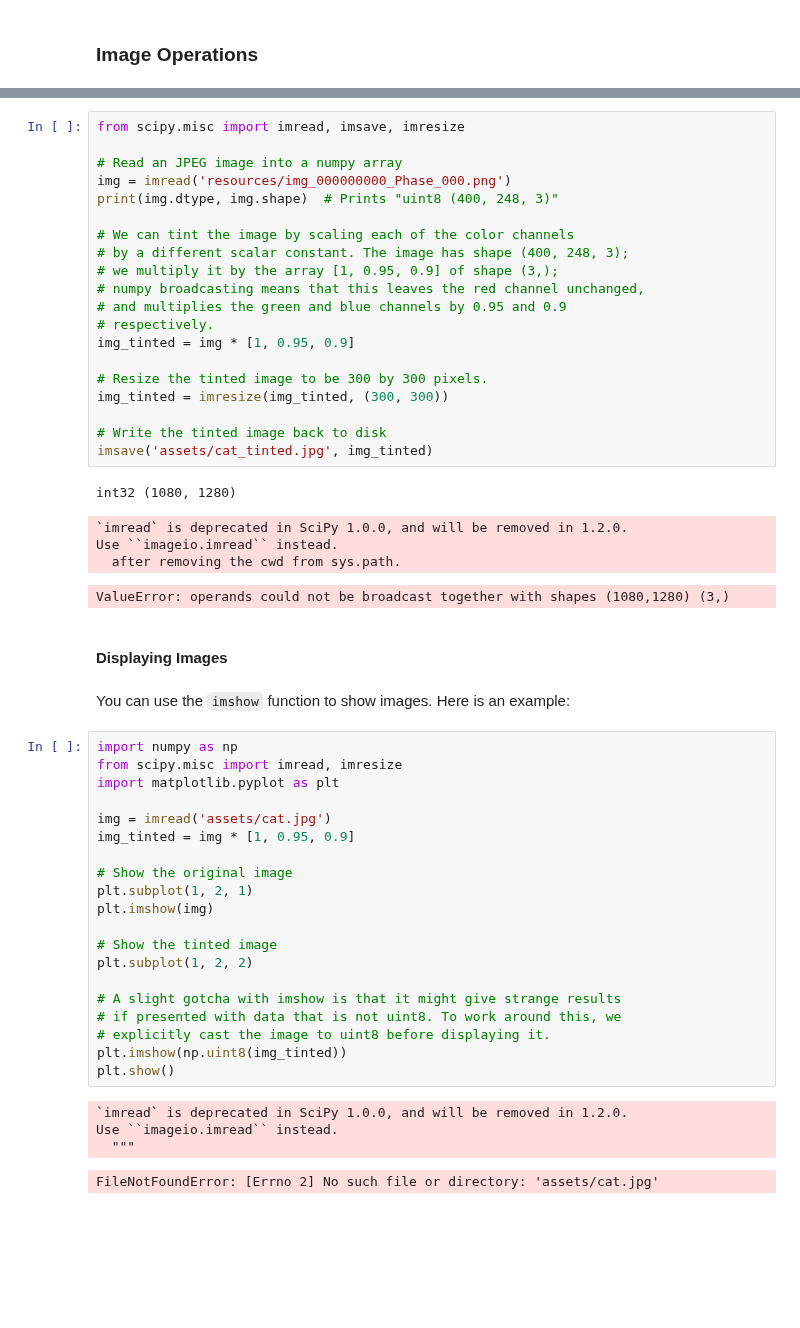
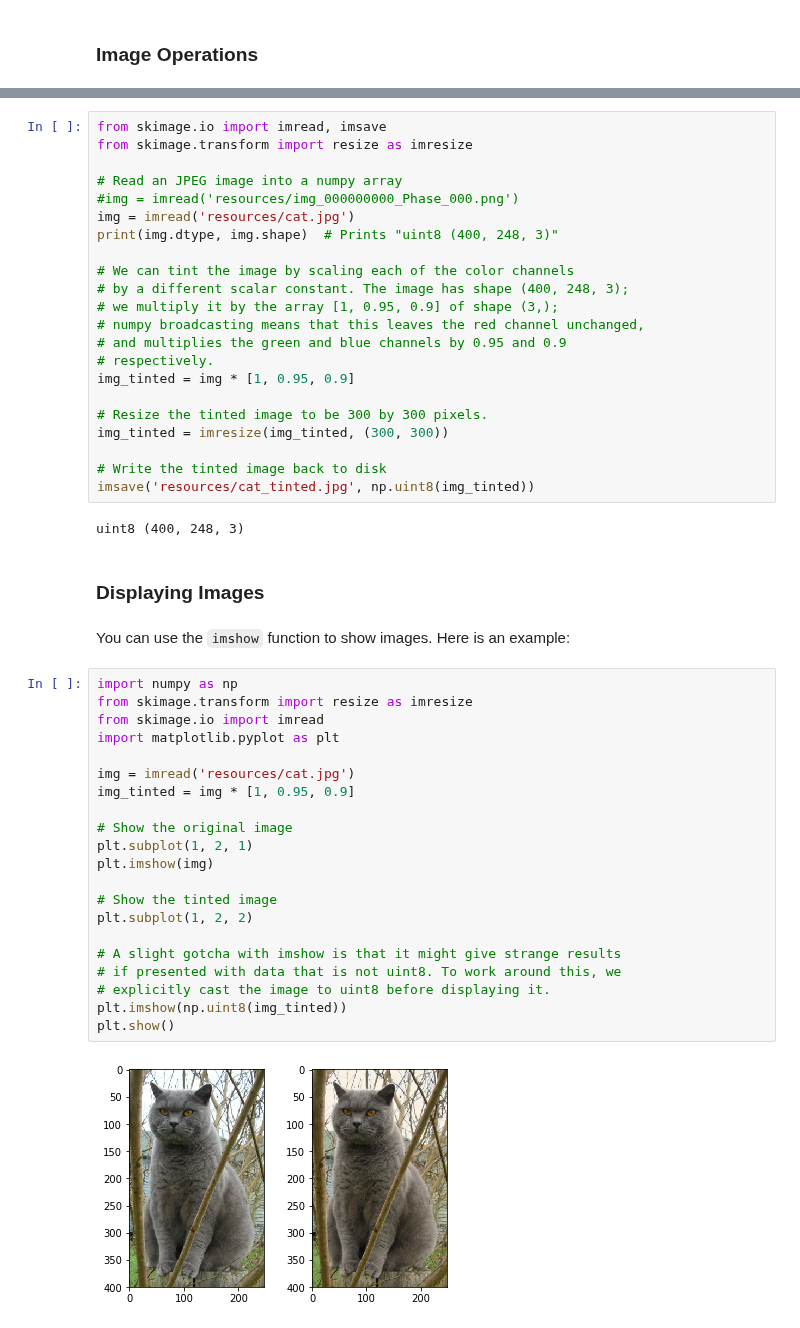
Before and after one commit to vanvalenlab/intro-to-deepcell, a Jupyter notebook: Day2_ImageProcessing.ipynb, the cells around one changed output, grey strips where cells are left out. Cells and saved outputs as stored; diff of their text form; blank space fills up the shorter version.

```diff
--- a/Day2_ImageProcessing.ipynb
+++ b/Day2_ImageProcessing.ipynb
@@ -23,8 +23,10 @@ SciPy provides some basic functions to work with images. For example, it has fun
 # %%
-from scipy.misc import imread, imsave, imresize
+from skimage.io import imread, imsave
+from skimage.transform import resize as imresize
 
 # Read an JPEG image into a numpy array
-img = imread('resources/img_000000000_Phase_000.png')
+#img = imread('resources/img_000000000_Phase_000.png')
+img = imread('resources/cat.jpg')
 print(img.dtype, img.shape)  # Prints "uint8 (400, 248, 3)"
 
 # We can tint the image by scaling each of the color channels
@@ -39,39 +41,33 @@ img_tinted = img * [1, 0.95, 0.9]
 img_tinted = imresize(img_tinted, (300, 300))
 
 # Write the tinted image back to disk
-imsave('assets/cat_tinted.jpg', img_tinted)
+imsave('resources/cat_tinted.jpg', np.uint8(img_tinted))
 # %% [output]
-int32 (1080, 1280)
+uint8 (400, 248, 3)
-`imread` is deprecated in SciPy 1.0.0, and will be removed in 1.2.0.
-Use ``imageio.imread`` instead.
-  after removing the cwd from sys.path.
-ValueError: operands could not be broadcast together with shapes (1080,1280) (3,)
 # %% [markdown]
-#### Displaying Images
+### Displaying Images
 # %% [markdown]
 You can use the `imshow` function to show images. Here is an example:
 # %%
 import numpy as np
-from scipy.misc import imread, imresize
+from skimage.transform import resize as imresize
+from skimage.io import imread
 import matplotlib.pyplot as plt
 
-img = imread('assets/cat.jpg')
+img = imread('resources/cat.jpg')
 img_tinted = img * [1, 0.95, 0.9]
 
 # Show the original image
 plt.subplot(1, 2, 1)
 plt.imshow(img)
 
 # Show the tinted image
 plt.subplot(1, 2, 2)
 
 # A slight gotcha with imshow is that it might give strange results
 # if presented with data that is not uint8. To work around this, we
 # explicitly cast the image to uint8 before displaying it.
 plt.imshow(np.uint8(img_tinted))
 plt.show()
 # %% [output]
-`imread` is deprecated in SciPy 1.0.0, and will be removed in 1.2.0.
-Use ``imageio.imread`` instead.
-  """
-FileNotFoundError: [Errno 2] No such file or directory: 'assets/cat.jpg'
+[figure, added]
```
Also changed, not shown: parts of 2 cells of this notebook, 2 other files.
